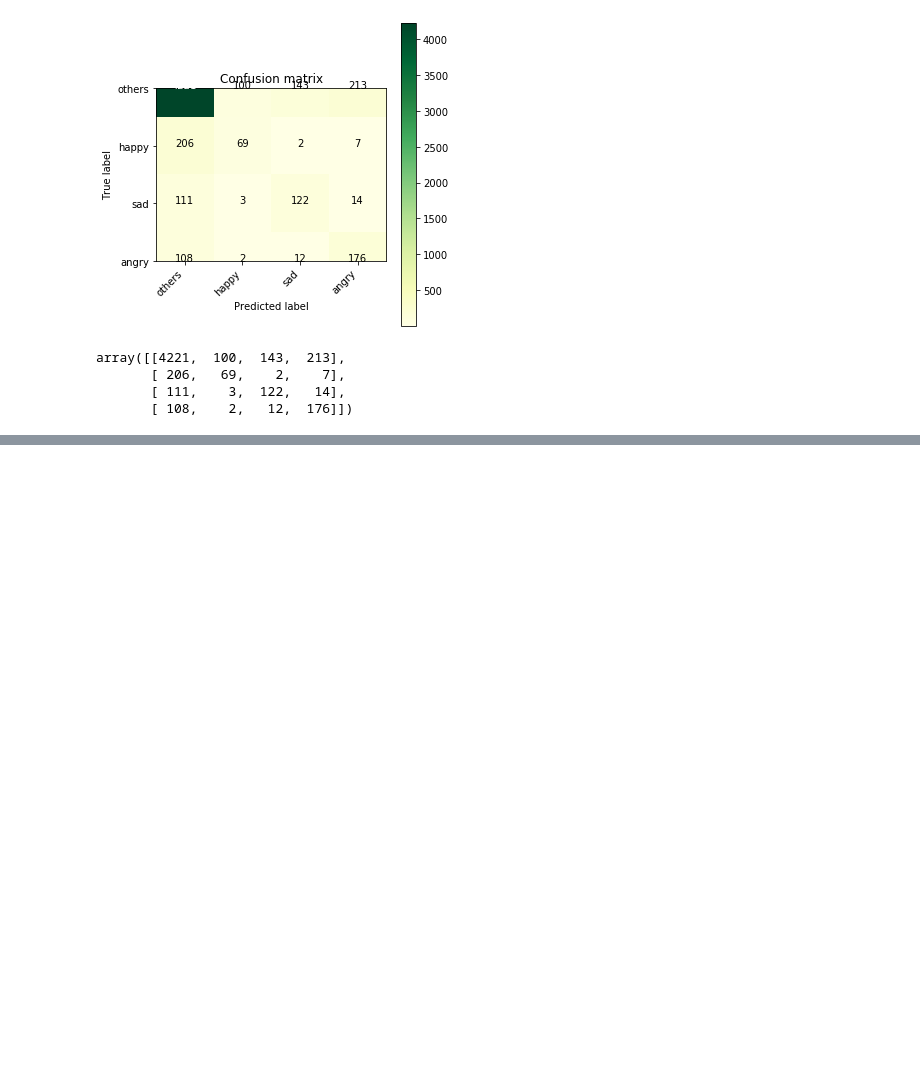
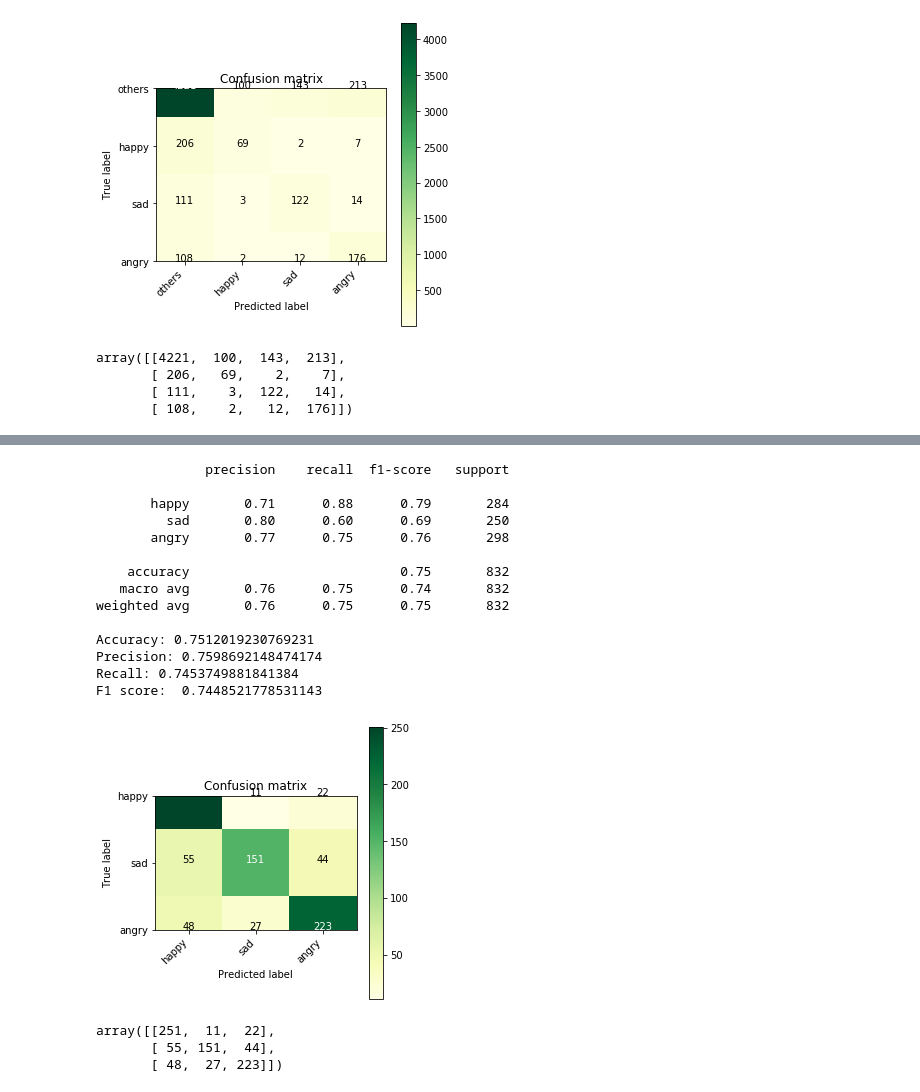
Before and after one commit to sharma-swati/contextual_emotion_detection, a Jupyter notebook: deepmoji/models_with_deepmoji_embeddings.ipynb, the cells around one changed output, grey strips where cells are left out. Drawn from its saved outputs; the diff is of its cells as text; code cells hidden in the pictures; blank space fills up the shorter version.

```diff
--- a/deepmoji/models_with_deepmoji_embeddings.ipynb
+++ b/deepmoji/models_with_deepmoji_embeddings.ipynb
@@ -713,0 +857,26 @@ array([[4221,  100,  143,  213],
+# %%
+logistic_regression = LogisticRegression(random_state = 0).fit(emoji_train, label_train)
+logistic_regression_predictions = logistic_regression.predict(emoji_test)
+print_metrics(logistic_regression_predictions)
+plot_confusion_matrix(metrics.confusion_matrix(test_label_selected, logistic_regression_predictions), tokens)
+plt.show()
+metrics.confusion_matrix(test_label_selected, logistic_regression_predictions)
+# %% [output]
+              precision    recall  f1-score   support
+
+       happy       0.71      0.88      0.79       284
+         sad       0.80      0.60      0.69       250
+       angry       0.77      0.75      0.76       298
+
+    accuracy                           0.75       832
+   macro avg       0.76      0.75      0.74       832
+weighted avg       0.76      0.75      0.75       832
+
+Accuracy: 0.7512019230769231
+Precision: 0.7598692148474174
+Recall: 0.7453749881841384
+F1 score:  0.7448521778531143
+[figure, added]
+array([[251,  11,  22],
+       [ 55, 151,  44],
+       [ 48,  27, 223]])
```
Also changed, not shown: parts of 84 cells of this notebook.
